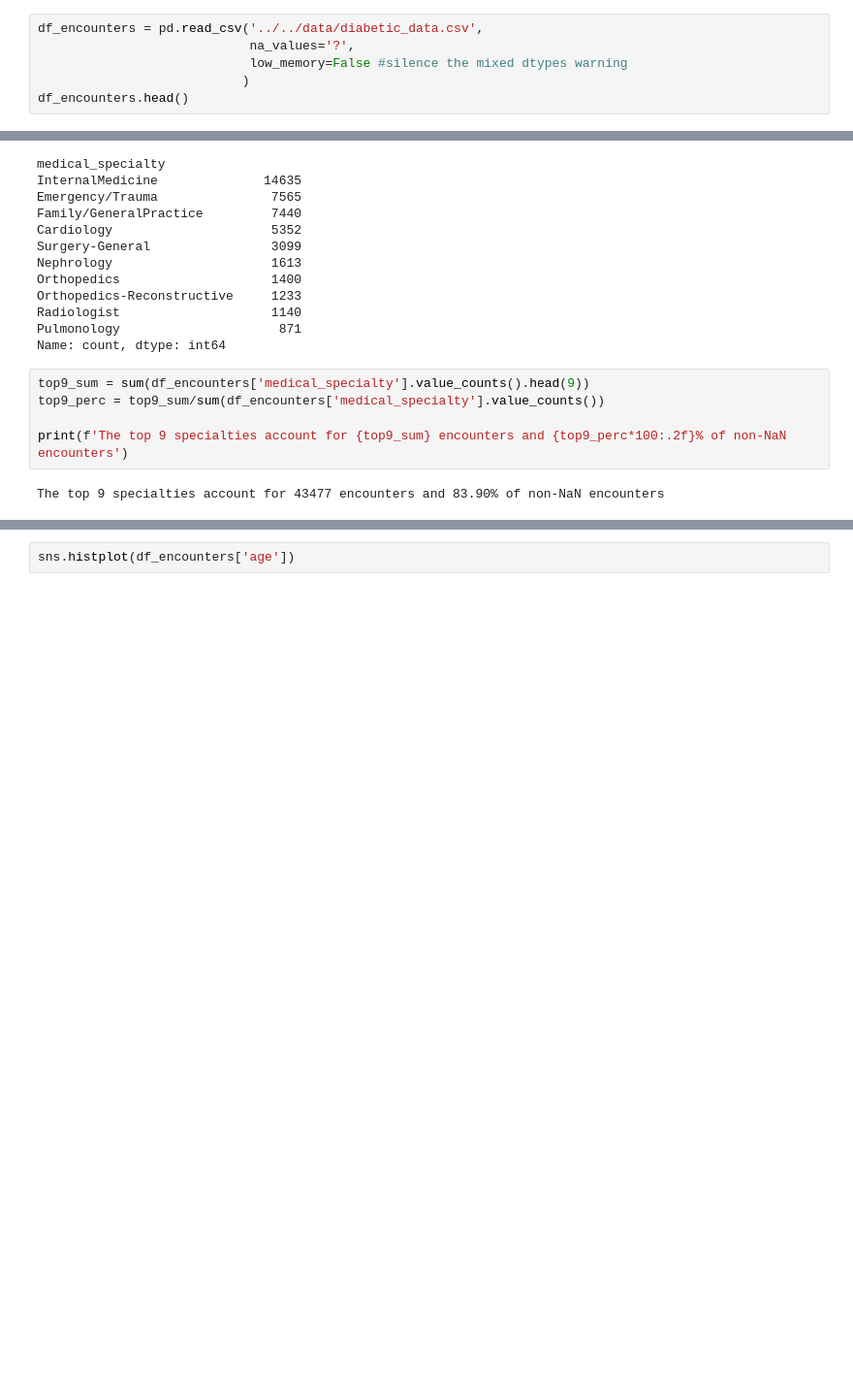
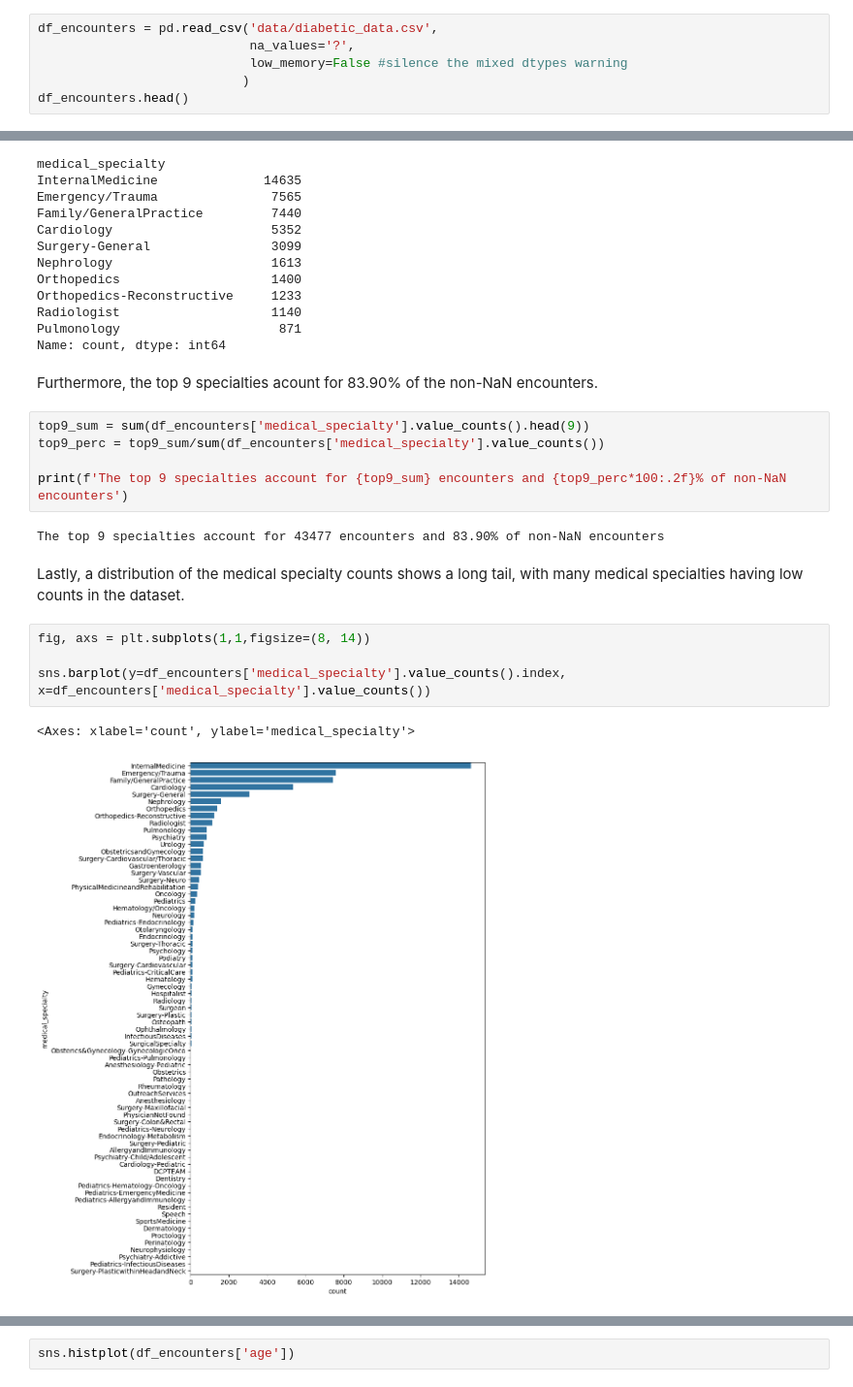
Before and after one commit to stevenworthington/cs109a_final_project, a Jupyter notebook: milestones/ms4/MS4_data_agg.ipynb, the cells around one changed output, grey strips where cells are left out. Shown at 97% size. Saved outputs shown, nothing was run; the diff lists cells and outputs as text; blank space fills up the shorter version.

```diff
--- a/milestones/ms4/MS4_data_agg.ipynb
+++ b/milestones/ms4/MS4_data_agg.ipynb
@@ -5,7 +5,7 @@ import pandas as pd
 import matplotlib.pyplot as plt
 import seaborn as sns
 # %%
-df_encounters = pd.read_csv('../../data/diabetic_data.csv',
+df_encounters = pd.read_csv('data/diabetic_data.csv',
                             na_values='?',
                             low_memory=False #silence the mixed dtypes warning
                            )
@@ -121,6 +125,8 @@ Orthopedics-Reconstructive     1233
 Radiologist                    1140
 Pulmonology                     871
 Name: count, dtype: int64
+# %% [markdown]
+Furthermore, the top 9 specialties acount for 83.90% of the non-NaN encounters.
 # %%
 top9_sum = sum(df_encounters['medical_specialty'].value_counts().head(9))
 top9_perc = top9_sum/sum(df_encounters['medical_specialty'].value_counts())
@@ -128,3 +134,12 @@ top9_perc = top9_sum/sum(df_encounters['medical_specialty'].value_counts())
 print(f'The top 9 specialties account for {top9_sum} encounters and {top9_perc*100:.2f}% of non-NaN encounters')
 # %% [output]
 The top 9 specialties account for 43477 encounters and 83.90% of non-NaN encounters
+# %% [markdown]
+Lastly, a distribution of the medical specialty counts shows a long tail, with many medical specialties having low counts in the dataset.
+# %%
+fig, axs = plt.subplots(1,1,figsize=(8, 14))
+
+sns.barplot(y=df_encounters['medical_specialty'].value_counts().index, x=df_encounters['medical_specialty'].value_counts())
+# %% [output]
+<Axes: xlabel='count', ylabel='medical_specialty'>
+[figure, added]
```
Also changed, not shown: parts of 18 cells of this notebook.
